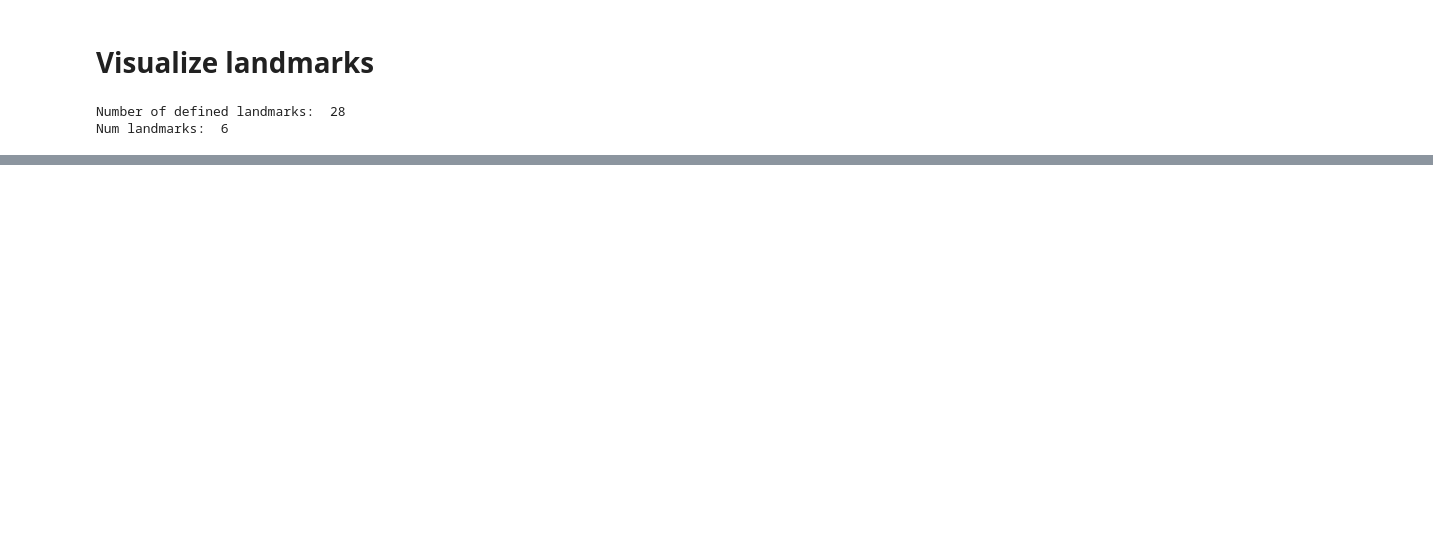
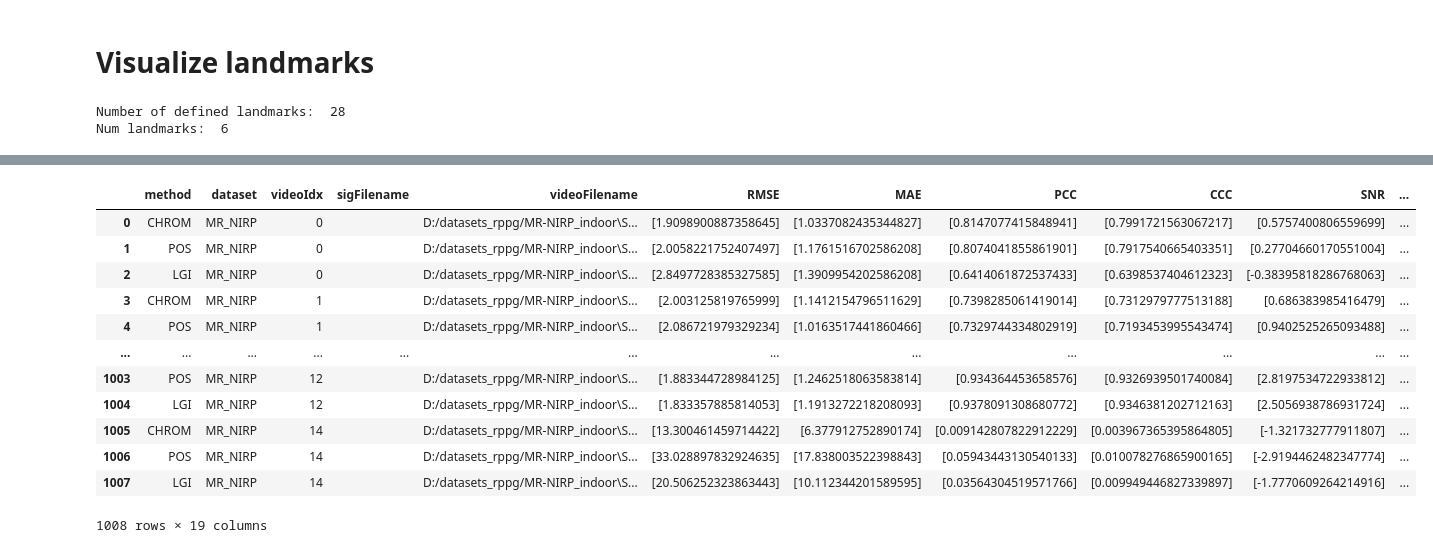
Before and after one commit to emilierp/landmark_rppg, a Jupyter notebook: project_landmarks/landmarks.ipynb, the cells around one changed output, grey strips where cells are left out. Drawn from its saved outputs; the diff is of its cells as text; code cells hidden in the pictures; blank space fills up the shorter version.

```diff
--- a/project_landmarks/landmarks.ipynb
+++ b/project_landmarks/landmarks.ipynb
@@ -227,30 +217,0 @@ map directly to c-types [inferred_type->mixed,key->block1_values] [items->Index(
-# %%
-# run on dataset
-
-path_results = "../results/test_landmarks/" # general path for cfg
-method = 'median'
-dataset = 'LGI_PPGI'
-
-# def RUN(dataset, method, filenameH5=None):
-#   """Run methods on a dataset"""
-
-# set paths
-print('## Dataset: ' + dataset)
-print('Using...')
-cd = os.getcwd() # current dir
-filenameH5 = path_results + 'h5/' + dataset + "_" + method + ".h5"
-print('   filename h5: ', filenameH5)
-cfg = path_results  + 'cfg/'+ dataset + "_" + method + ".cfg"
-print('   cfg        :', cfg)
-print('\n')
-
-# pipeline
-pl = Pipeline()
-res = pl.run_on_dataset(os.path.join(cd, cfg), verb=1)
-# res.saveResults(filenameH5)
-print('Written file: ' + filenameH5 + '\n\n')
-
-# RUN(dataset, 'median')
-
-# print(res.dict)
-# res.dataFrame
@@ -378,0 +218,18 @@ Roi processing...
+# %%
+x = pd.read_hdf(filenameH5)
+# %%
+x
+# %% [output]
+|  | method | dataset | videoIdx | sigFilename | videoFilename | RMSE | MAE | PCC | CCC | SNR | ... |
+| 0 | CHROM | MR_NIRP | 0 |  | D:/datasets_rppg/MR-NIRP_indoor\S... | [1.9098900887358645] | [1.0337082435344827] | [0.8147077415848941] | [0.7991721563067217] | [0.5757400806559699] | ... |
+| 1 | POS | MR_NIRP | 0 |  | D:/datasets_rppg/MR-NIRP_indoor\S... | [2.0058221752407497] | [1.1761516702586208] | [0.8074041855861901] | [0.7917540665403351] | [0.27704660170551004] | ... |
+| 2 | LGI | MR_NIRP | 0 |  | D:/datasets_rppg/MR-NIRP_indoor\S... | [2.8497728385327585] | [1.3909954202586208] | [0.6414061872537433] | [0.6398537404612323] | [-0.38395818286768063] | ... |
+| 3 | CHROM | MR_NIRP | 1 |  | D:/datasets_rppg/MR-NIRP_indoor\S... | [2.003125819765999] | [1.1412154796511629] | [0.7398285061419014] | [0.7312979777513188] | [0.686383985416479] | ... |
+| 4 | POS | MR_NIRP | 1 |  | D:/datasets_rppg/MR-NIRP_indoor\S... | [2.086721979329234] | [1.0163517441860466] | [0.7329744334802919] | [0.7193453995543474] | [0.9402525265093488] | ... |
+| ... | ... | ... | ... | ... | ... | ... | ... | ... | ... | ... | ... |
+| 1003 | POS | MR_NIRP | 12 |  | D:/datasets_rppg/MR-NIRP_indoor\S... | [1.883344728984125] | [1.2462518063583814] | [0.934364453658576] | [0.9326939501740084] | [2.8197534722933812] | ... |
+| 1004 | LGI | MR_NIRP | 12 |  | D:/datasets_rppg/MR-NIRP_indoor\S... | [1.833357885814053] | [1.1913272218208093] | [0.9378091308680772] | [0.9346381202712163] | [2.5056938786931724] | ... |
+| 1005 | CHROM | MR_NIRP | 14 |  | D:/datasets_rppg/MR-NIRP_indoor\S... | [13.300461459714422] | [6.377912752890174] | [0.009142807822912229] | [0.003967365395864805] | [-1.321732777911807] | ... |
+| 1006 | POS | MR_NIRP | 14 |  | D:/datasets_rppg/MR-NIRP_indoor\S... | [33.028897832924635] | [17.838003522398843] | [0.05943443130540133] | [0.010078276865900165] | [-2.9194462482347774] | ... |
+| 1007 | LGI | MR_NIRP | 14 |  | D:/datasets_rppg/MR-NIRP_indoor\S... | [20.506252323863443] | [10.112344201589595] | [0.03564304519571766] | [0.009949446827339897] | [-1.7770609264214916] | ... |
+1008 rows × 19 columns
```
Also changed, not shown: parts of 18 cells of this notebook, 32 other files.
